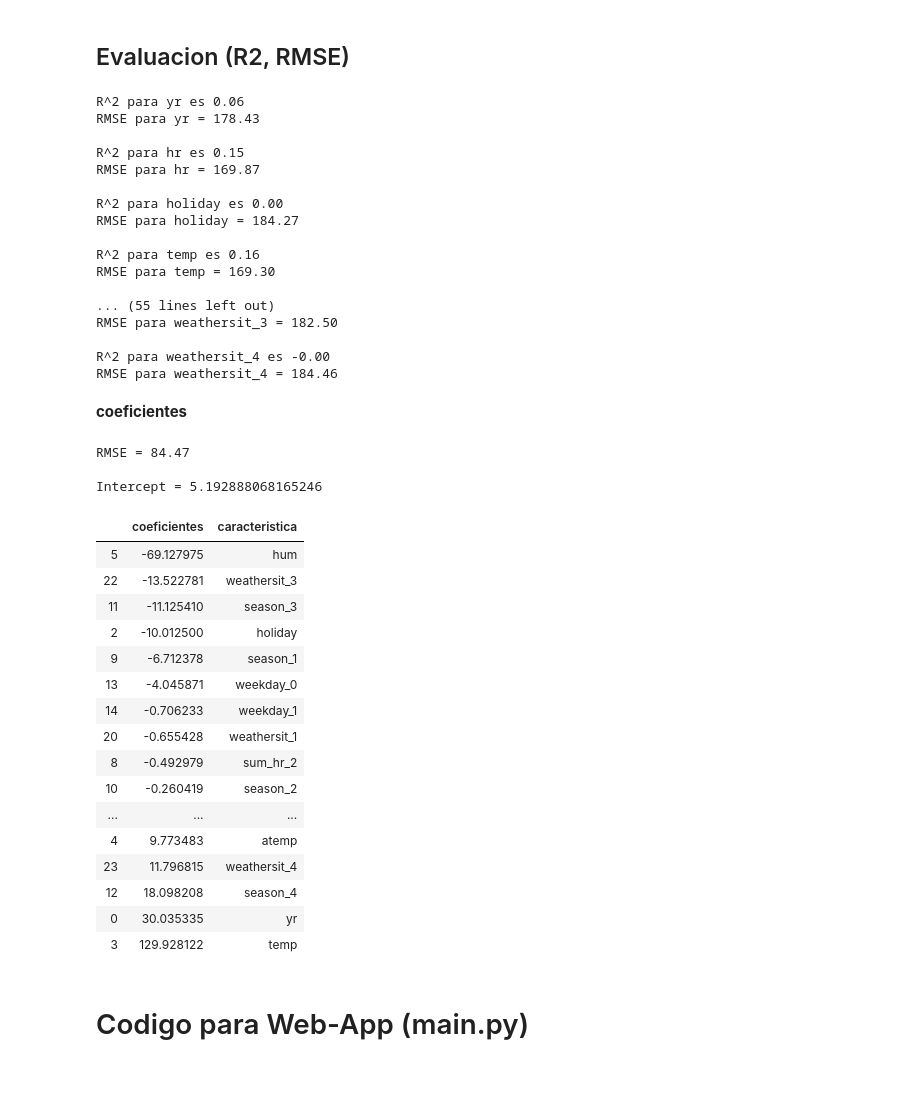
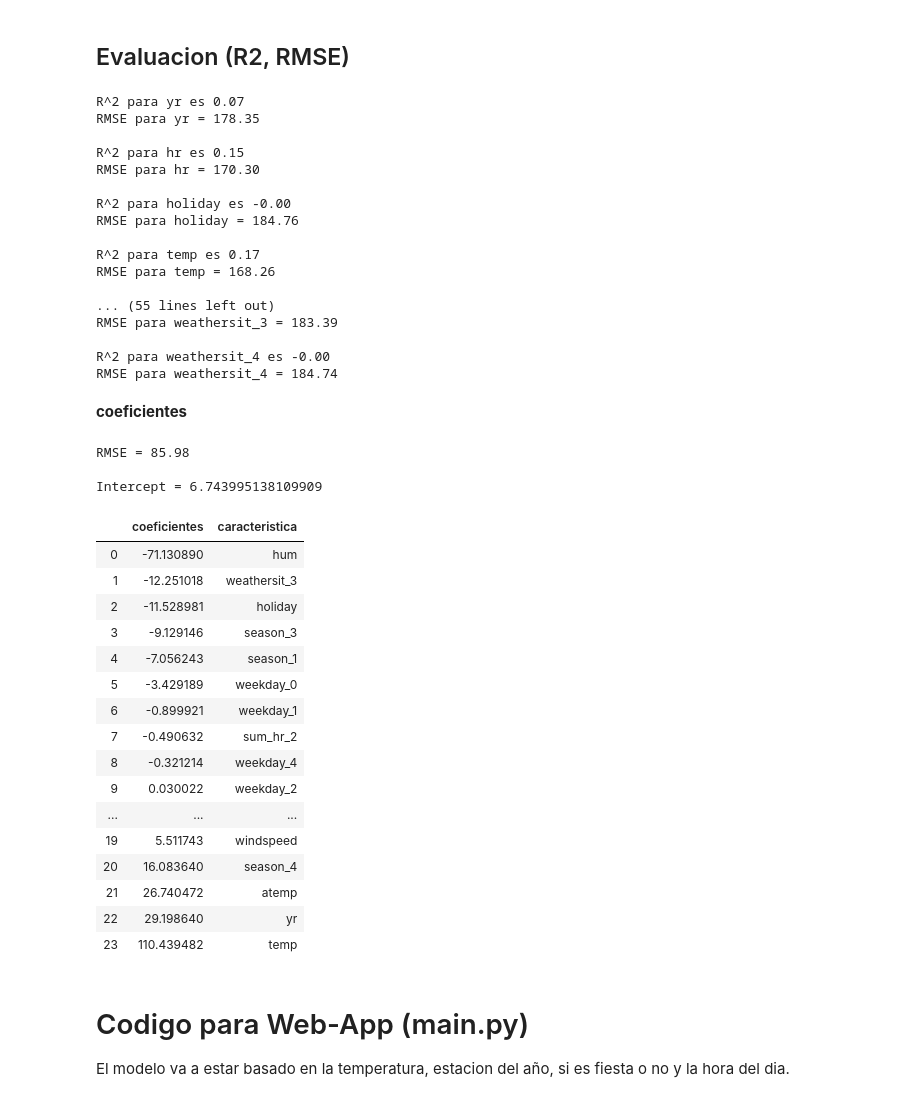
Before and after one commit to YonatanRA/web_apps_python, a Jupyter notebook: Renta Bicis app/v1/Prediccion Renta Bicicletas.ipynb, the cells around one changed output. Saved outputs shown, nothing was run; the diff lists cells and outputs as text; code cells hidden in the pictures.

```diff
--- a/Renta Bicis app/v1/Prediccion Renta Bicicletas.ipynb
+++ b/Renta Bicis app/v1/Prediccion Renta Bicicletas.ipynb
@@ -331,7 +328,9 @@ X=hour_df.drop(columns=['cnt', 'instant', 'dteday', 'mnth'])
 y=hour_df.cnt
 
 
-X_train, X_test, y_train, y_test = train_test_split(X, y, test_size=0.2)
+X_train, X_test, y_train, y_test = train_test_split(X, y,
+                                                    test_size=0.2,
+                                                    random_state=16)
 # %% [markdown]
 **Regresion Lineal**
 # %%
@@ -528,59 +531,64 @@ for e in X_train.columns:
     print ('RMSE para {} = {:.2f}'.format(e, mse(y_test, y_pred)**.5))
     print ()
 # %% [output]
-R^2 para yr es 0.06
-RMSE para yr = 178.43
+R^2 para yr es 0.07
+RMSE para yr = 178.35
 
 R^2 para hr es 0.15
-RMSE para hr = 169.87
+RMSE para hr = 170.30
 
-R^2 para holiday es 0.00
-RMSE para holiday = 184.27
+R^2 para holiday es -0.00
+RMSE para holiday = 184.76
 
-R^2 para temp es 0.16
-RMSE para temp = 169.30
+R^2 para temp es 0.17
+RMSE para temp = 168.26
 
 ... (55 lines left out)
-RMSE para weathersit_3 = 182.50
+RMSE para weathersit_3 = 183.39
 
 R^2 para weathersit_4 es -0.00
-RMSE para weathersit_4 = 184.46
+RMSE para weathersit_4 = 184.74
 # %% [markdown]
 **coeficientes**
 # %%
 linreg.fit(X_train, y_train)
 
 y_pred=linreg.predict(X_test)
 
 # root mean squared error
 print ('RMSE = {:.2f}'.format(mse(y_test, y_pred)**.5))
 print ()
 print ('Intercept = {}'.format(linreg.intercept_))
 
 coefs=pd.DataFrame({'coeficientes':linreg.coef_,
-                    'caracteristica':X_train.columns.values})
+                    'caracteristica':X_train.columns.values})\
+                    .sort_values('coeficientes').reset_index()\
+                    .drop('index', axis=1)
 
-coefs.sort_values('coeficientes')
+
+coefs
 # %% [output]
-RMSE = 84.47
+RMSE = 85.98
 
-Intercept = 5.192888068165246
+Intercept = 6.743995138109909
 |  | coeficientes | caracteristica |
-| 5 | -69.127975 | hum |
-| 22 | -13.522781 | weathersit_3 |
-| 11 | -11.125410 | season_3 |
-| 2 | -10.012500 | holiday |
-| 9 | -6.712378 | season_1 |
-| 13 | -4.045871 | weekday_0 |
-| 14 | -0.706233 | weekday_1 |
-| 20 | -0.655428 | weathersit_1 |
-| 8 | -0.492979 | sum_hr_2 |
-| 10 | -0.260419 | season_2 |
+| 0 | -71.130890 | hum |
+| 1 | -12.251018 | weathersit_3 |
+| 2 | -11.528981 | holiday |
+| 3 | -9.129146 | season_3 |
+| 4 | -7.056243 | season_1 |
+| 5 | -3.429189 | weekday_0 |
+| 6 | -0.899921 | weekday_1 |
+| 7 | -0.490632 | sum_hr_2 |
+| 8 | -0.321214 | weekday_4 |
+| 9 | 0.030022 | weekday_2 |
 | ... | ... | ... |
-| 4 | 9.773483 | atemp |
-| 23 | 11.796815 | weathersit_4 |
-| 12 | 18.098208 | season_4 |
-| 0 | 30.035335 | yr |
-| 3 | 129.928122 | temp |
+| 19 | 5.511743 | windspeed |
+| 20 | 16.083640 | season_4 |
+| 21 | 26.740472 | atemp |
+| 22 | 29.198640 | yr |
+| 23 | 110.439482 | temp |
-# %% [markdown]
-# Codigo para Web-App (main.py)
+# %% [markdown]
+# Codigo para Web-App (main.py)
+
+El modelo va a estar basado en la temperatura, estacion del año, si es fiesta o no y la hora del dia.
```
Also changed, not shown: parts of 17 cells of this notebook.
